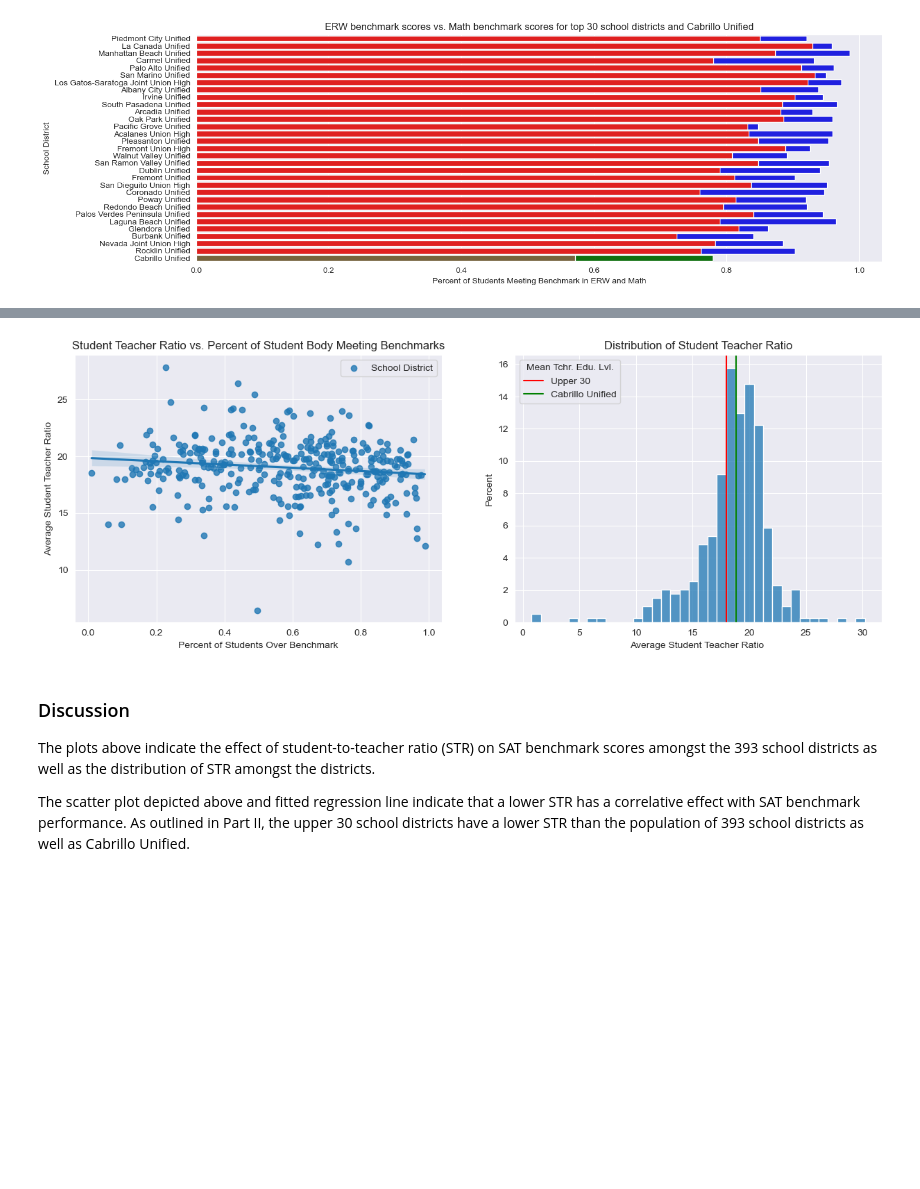
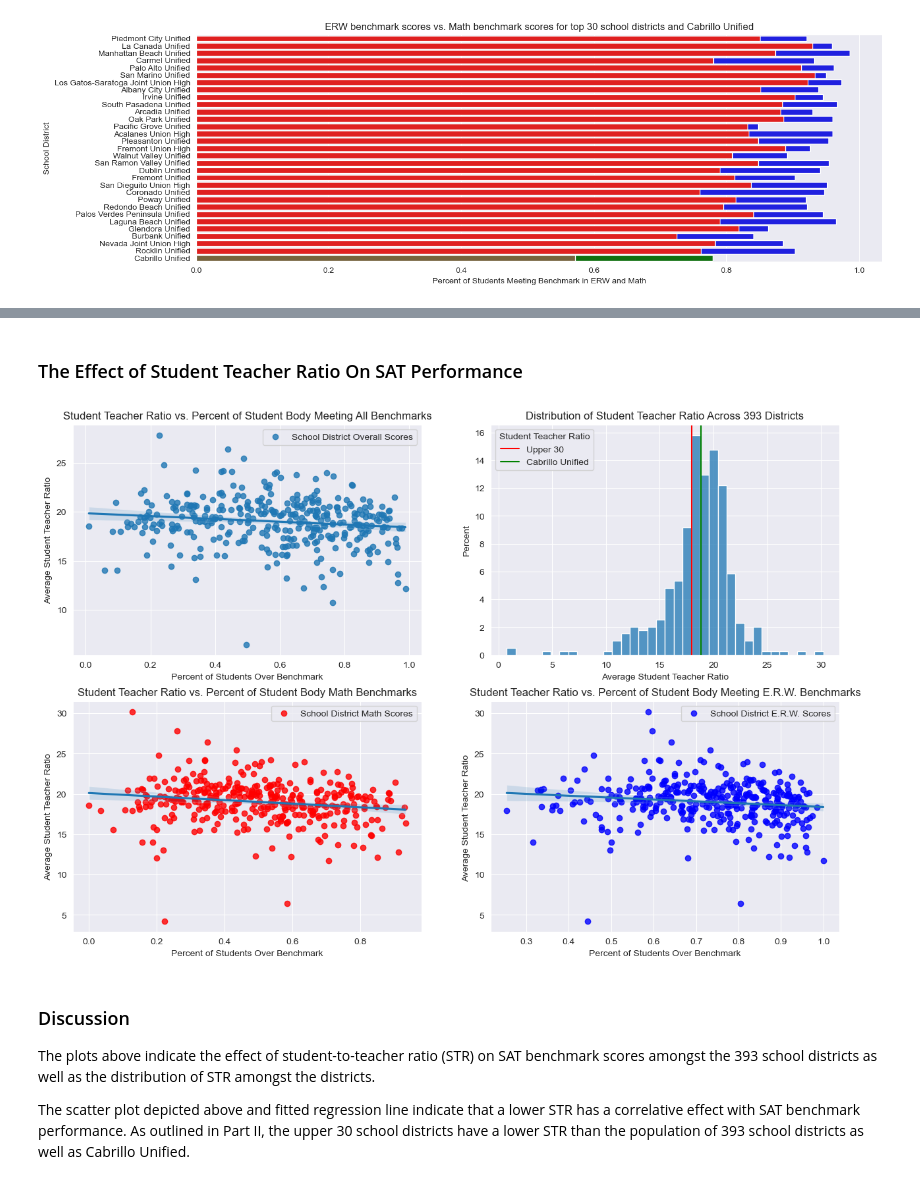
Before and after one commit to AlexSpradling/california_sat_analysis, a Jupyter notebook: code/Alex-Project1.ipynb, the cells around one changed output, grey strips where cells are left out. Cells and saved outputs as stored; diff of their text form; code cells hidden in the pictures; blank space fills up the shorter version.

```diff
--- a/code/Alex-Project1.ipynb
+++ b/code/Alex-Project1.ipynb
@@ -1089,23 +1176,38 @@ Faculty education is a correlative factor to SAT benchmark performance -- accord
+# %% [markdown]
+### The Effect of Student Teacher Ratio On SAT Performance
 # %%
-fig, axs = plt.subplots(1, 2, figsize=(15,5))
+fig, axs = plt.subplots(2, 2, figsize=(15,10))
+axs = axs.flatten()
 # regplot
 sns.regplot(final_merged_df, x = 'sat_pct_both_over_benchmark', y = 'student_teacher_ratio', ax=axs[0])
-axs[0].set_title('Student Teacher Ratio vs. Percent of Student Body Meeting Benchmarks')
-# set x,y label
+axs[0].set_title('Student Teacher Ratio vs. Percent of Student Body Meeting All Benchmarks')
 axs[0].set(xlabel='Percent of Students Over Benchmark', ylabel = 'Average Student Teacher Ratio')
-# set legend
-axs[0].legend(labels=['School District'])
+axs[0].legend(labels=['School District Overall Scores'])
+
+# regplot 2
+sns.regplot(final_merged_df, x = 'sat_pct_math_over_benchmark', y = 'student_teacher_ratio', ax=axs[2], scatter_kws = {"color":"red"})
+axs[2].set_title('Student Teacher Ratio vs. Percent of Student Body Math Benchmarks')
+axs[2].set(xlabel='Percent of Students Over Benchmark', ylabel = 'Average Student Teacher Ratio')
+axs[2].legend(labels=['School District Math Scores'])
+
+# regplot 3
+sns.regplot(final_merged_df, x = 'sat_pct_erw_over_benchmark', y = 'student_teacher_ratio', ax=axs[3],scatter_kws = {"color":"blue"} )
+axs[3].set_title('Student Teacher Ratio vs. Percent of Student Body Meeting E.R.W. Benchmarks')
+axs[3].set(xlabel='Percent of Students Over Benchmark', ylabel = 'Average Student Teacher Ratio ')
+axs[3].legend(labels=['School District E.R.W. Scores'])
 
 #histplot
 sns.histplot(final_merged_df, x = 'student_teacher_ratio', ax = axs[1], stat='percent')
-axs[1].set_title('Distribution of Student Teacher Ratio')
-axs[1].set(xlabel = 'Average Student Teacher Ratio ')
+axs[1].set_title('Distribution of Student Teacher Ratio Across 393 Districts')
+axs[1].set(xlabel = 'Average Student Teacher Ratio')
+
 # add legend to histplot
-upper_30_vline = plt.axvline(top_thirty_sat['student_teacher_ratio'].mean(), color = 'r', label='Upper 30')
-cabrillo_vline = plt.axvline(half_moon_bay['student_teacher_ratio'].values, color = 'g', label = 'Cabrillo Unified');
-plt.legend(title='Mean Tchr. Edu. Lvl.', loc='upper left', handles=[upper_30_vline, cabrillo_vline]);
+upper_30_vline = axs[1].axvline(top_thirty_sat['student_teacher_ratio'].mean(), color = 'r', label='Upper 30')
+cabrillo_vline = axs[1].axvline(half_moon_bay['student_teacher_ratio'].values, color = 'g',
+                                label = 'Cabrillo Unified')
+axs[1].legend(title='Student Teacher Ratio', loc='upper left', handles=[upper_30_vline, cabrillo_vline]);
 # %% [output]
-[figure, old version]
+[figure, new version]
 # %% [markdown]
 ### Discussion
 
```
Also changed, not shown: parts of 44 cells of this notebook.
